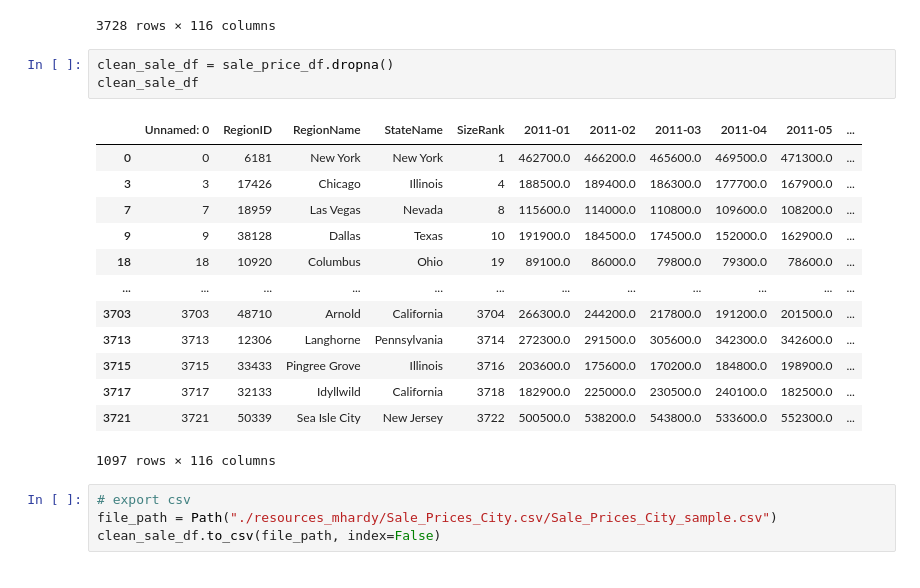
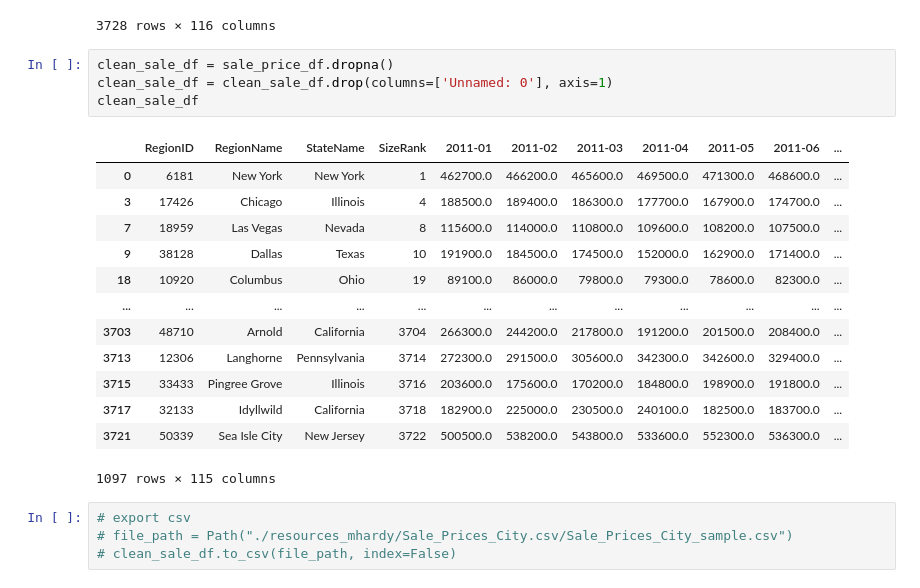
Before and after one commit to pbthompson92/Final_Project_Outliers, a Jupyter notebook: Scratch_paper_mhardy.ipynb, the cells around one changed output. Cells and saved outputs as stored; diff of their text form.

```diff
--- a/Scratch_paper_mhardy.ipynb
+++ b/Scratch_paper_mhardy.ipynb
@@ -23,22 +24,23 @@ sale_price_df
 3728 rows × 116 columns
 # %%
 clean_sale_df = sale_price_df.dropna()
+clean_sale_df = clean_sale_df.drop(columns=['Unnamed: 0'], axis=1)
 clean_sale_df
 # %% [output]
-|  | Unnamed: 0 | RegionID | RegionName | StateName | SizeRank | 2011-01 | 2011-02 | 2011-03 | 2011-04 | 2011-05 | ... |
-| 0 | 0 | 6181 | New York | New York | 1 | 462700.0 | 466200.0 | 465600.0 | 469500.0 | 471300.0 | ... |
-| 3 | 3 | 17426 | Chicago | Illinois | 4 | 188500.0 | 189400.0 | 186300.0 | 177700.0 | 167900.0 | ... |
-| 7 | 7 | 18959 | Las Vegas | Nevada | 8 | 115600.0 | 114000.0 | 110800.0 | 109600.0 | 108200.0 | ... |
-| 9 | 9 | 38128 | Dallas | Texas | 10 | 191900.0 | 184500.0 | 174500.0 | 152000.0 | 162900.0 | ... |
-| 18 | 18 | 10920 | Columbus | Ohio | 19 | 89100.0 | 86000.0 | 79800.0 | 79300.0 | 78600.0 | ... |
+|  | RegionID | RegionName | StateName | SizeRank | 2011-01 | 2011-02 | 2011-03 | 2011-04 | 2011-05 | 2011-06 | ... |
+| 0 | 6181 | New York | New York | 1 | 462700.0 | 466200.0 | 465600.0 | 469500.0 | 471300.0 | 468600.0 | ... |
+| 3 | 17426 | Chicago | Illinois | 4 | 188500.0 | 189400.0 | 186300.0 | 177700.0 | 167900.0 | 174700.0 | ... |
+| 7 | 18959 | Las Vegas | Nevada | 8 | 115600.0 | 114000.0 | 110800.0 | 109600.0 | 108200.0 | 107500.0 | ... |
+| 9 | 38128 | Dallas | Texas | 10 | 191900.0 | 184500.0 | 174500.0 | 152000.0 | 162900.0 | 171400.0 | ... |
+| 18 | 10920 | Columbus | Ohio | 19 | 89100.0 | 86000.0 | 79800.0 | 79300.0 | 78600.0 | 82300.0 | ... |
 | ... | ... | ... | ... | ... | ... | ... | ... | ... | ... | ... | ... |
-| 3703 | 3703 | 48710 | Arnold | California | 3704 | 266300.0 | 244200.0 | 217800.0 | 191200.0 | 201500.0 | ... |
-| 3713 | 3713 | 12306 | Langhorne | Pennsylvania | 3714 | 272300.0 | 291500.0 | 305600.0 | 342300.0 | 342600.0 | ... |
-| 3715 | 3715 | 33433 | Pingree Grove | Illinois | 3716 | 203600.0 | 175600.0 | 170200.0 | 184800.0 | 198900.0 | ... |
-| 3717 | 3717 | 32133 | Idyllwild | California | 3718 | 182900.0 | 225000.0 | 230500.0 | 240100.0 | 182500.0 | ... |
-| 3721 | 3721 | 50339 | Sea Isle City | New Jersey | 3722 | 500500.0 | 538200.0 | 543800.0 | 533600.0 | 552300.0 | ... |
+| 3703 | 48710 | Arnold | California | 3704 | 266300.0 | 244200.0 | 217800.0 | 191200.0 | 201500.0 | 208400.0 | ... |
+| 3713 | 12306 | Langhorne | Pennsylvania | 3714 | 272300.0 | 291500.0 | 305600.0 | 342300.0 | 342600.0 | 329400.0 | ... |
+| 3715 | 33433 | Pingree Grove | Illinois | 3716 | 203600.0 | 175600.0 | 170200.0 | 184800.0 | 198900.0 | 191800.0 | ... |
+| 3717 | 32133 | Idyllwild | California | 3718 | 182900.0 | 225000.0 | 230500.0 | 240100.0 | 182500.0 | 183700.0 | ... |
+| 3721 | 50339 | Sea Isle City | New Jersey | 3722 | 500500.0 | 538200.0 | 543800.0 | 533600.0 | 552300.0 | 536300.0 | ... |
-1097 rows × 116 columns
+1097 rows × 115 columns
 # %%
 # export csv
-file_path = Path("./resources_mhardy/Sale_Prices_City.csv/Sale_Prices_City_sample.csv")
-clean_sale_df.to_csv(file_path, index=False)
+# file_path = Path("./resources_mhardy/Sale_Prices_City.csv/Sale_Prices_City_sample.csv")
+# clean_sale_df.to_csv(file_path, index=False)
```
Also changed, not shown: parts of 6 cells of this notebook, 1 other file.
